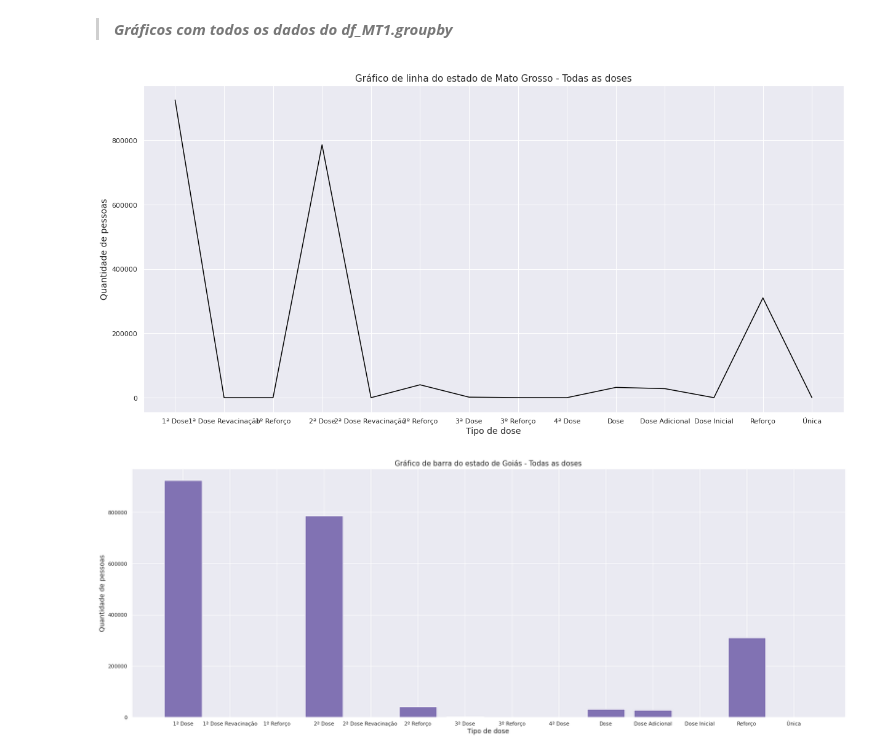
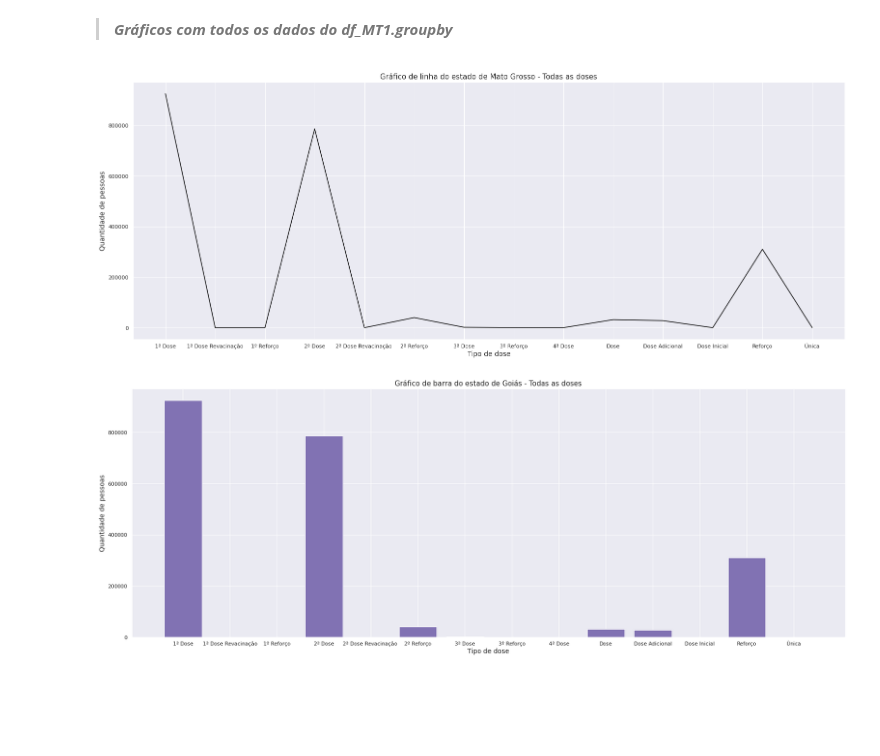
Before and after one commit to laysfreitas/Covid_Dados, a Jupyter notebook: Dados_Covid_CO.ipynb, the cells around one changed output. Saved outputs shown, nothing was run; the diff lists cells and outputs as text; code cells hidden in the pictures; blank space fills up the shorter version.

```diff
--- a/Dados_Covid_CO.ipynb
+++ b/Dados_Covid_CO.ipynb
@@ -617,16 +1087,16 @@ MT_Todas_Vac = pd.DataFrame(MT_dataN2)
 # %%
 MT_Todas_Vac['Id_qtd_dose'] = MT_Todas_Vac['Id_qtd_dose'].astype(int)
 # %%
-plt.figure(figsize=(20.4,9.8))
+plt.figure(figsize=(26.4,9.8))
 x = MT_Todas_Vac['vacina_descricao_dose']
 y = MT_Todas_Vac['Id_qtd_dose']
 plt.title("Gráfico de linha do estado de Mato Grosso - Todas as doses",fontsize=15)
 plt.xlabel("Tipo de dose",fontsize=14)
 plt.ylabel("Quantidade de pessoas",fontsize=14)
 plt.plot(x,y,color='black')
 plt.show()
 # %% [output]
-[figure, old version]
+[figure, new version]
 # %%
 plt.figure(figsize=(27.4,9.8))
 x = MT_Todas_Vac['vacina_descricao_dose']
```
Also changed, not shown: parts of 82 cells of this notebook.
